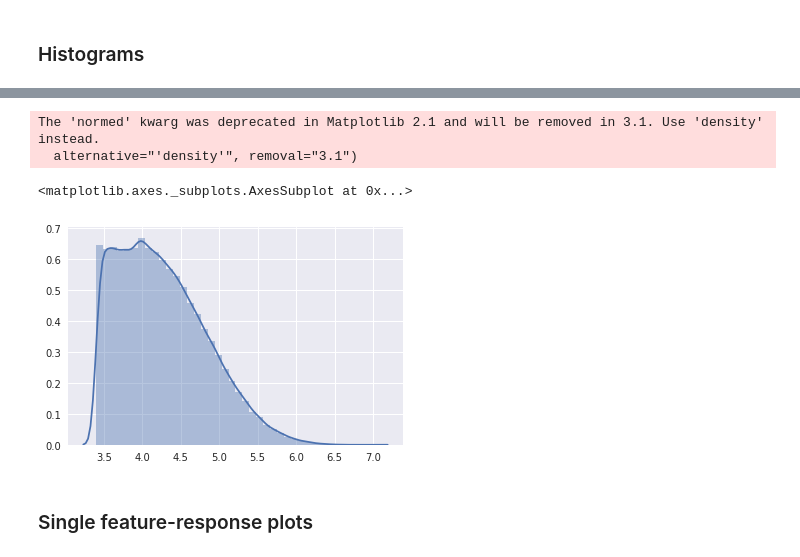
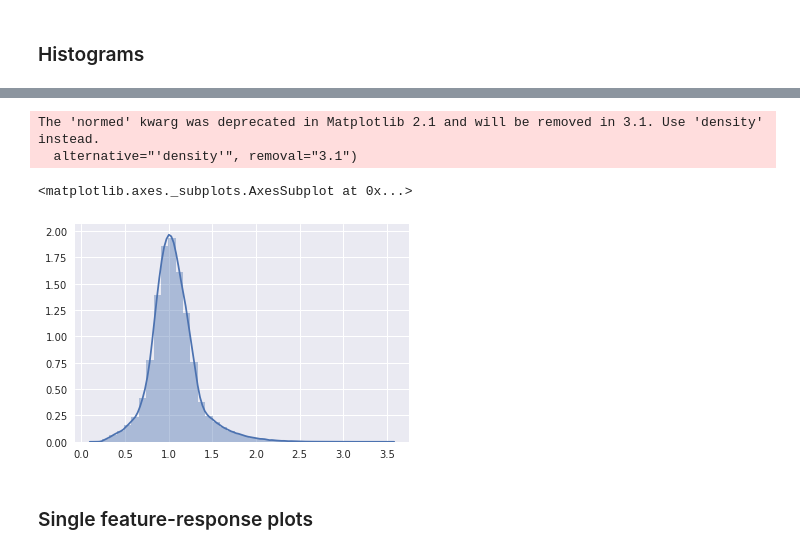
Before and after one commit to dufourc1/ML_CS433_project1, a Jupyter notebook: src/William_Tests.ipynb, the cells around one changed output, grey strips where cells are left out. Saved outputs shown, nothing was run; the diff lists cells and outputs as text; code cells hidden in the pictures.

```diff
--- a/src/William_Tests.ipynb
+++ b/src/William_Tests.ipynb
@@ -33,0 +35,17 @@ X shape :  (250000, 30)
+# %%
+n,p = X_tr.shape
+keepers = np.ones(p, dtype=bool)
+
+y_tr[y_tr==-1] = 0
+y_te[y_te==-1] = 0
+
+# for i in range(p):
+#     percentage = len(np.where(X_tr[:,i] ==-999)[0])/n*100
+#     if percentage > 70:
+#         keepers[i] = 0
+keepers[22] = 0 #Remove jet_num
+
+print("Removed features: \n",np.where(keepers == 0))
+x_tr = preliminary_treatment_X(X_tr, keepers)
+x_te = preliminary_treatment_X(X_te, keepers)
+n,p = x_tr.shape
@@ -67,6 +98,8 @@ Scatter plot for 22th feature :
 [figure]
 # %% [markdown]
 ### Histograms
+# %%
+x = x_tr
 # %%
 def hist_plot(data,i):
     # An "interface" to matplotlib.axes.Axes.hist() method
@@ -111,15 +144,13 @@ The 'normed' kwarg was deprecated in Matplotlib 2.1 and will be removed in 3.1.
 # %%
-i = 19
-feature = np.log(x[:,i])
-
-
+i = 3
+feature = np.log(x[:,i]+3)
 
 sns.distplot(feature,bins=40,kde=True)
 # %% [output]
 The 'normed' kwarg was deprecated in Matplotlib 2.1 and will be removed in 3.1. Use 'density' instead.
   alternative="'density'", removal="3.1")
 <matplotlib.axes._subplots.AxesSubplot at 0x...>
-[figure, old version]
+[figure, new version]
 # %% [markdown]
 ### Single feature-response plots
 # %%
```
Also changed, not shown: parts of 23 cells of this notebook, 2 other files.
